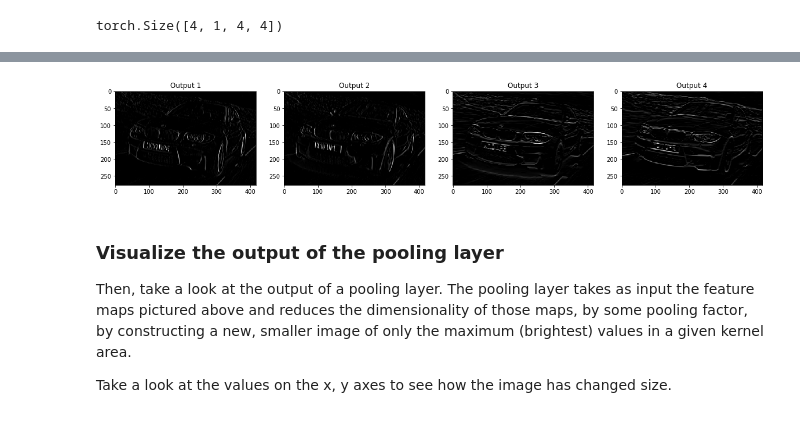
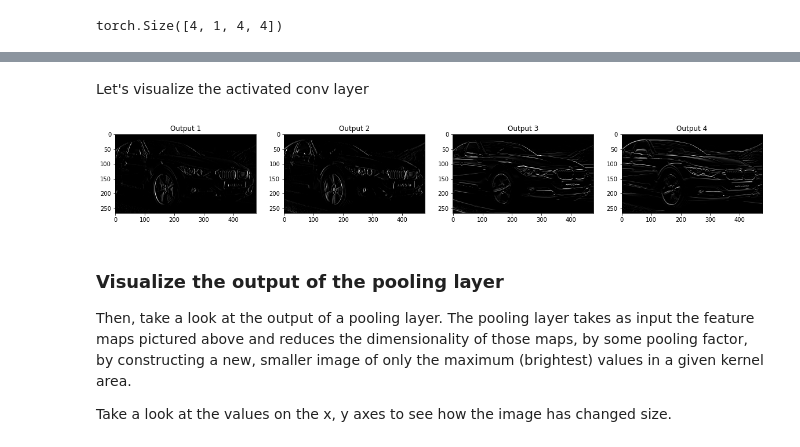
Before and after one commit to feras-oughali/Notebooks, a Jupyter notebook: Visualizing_a_Convolutional_and_Maxpooling_Layers.ipynb, the cells around one changed output, grey strips where cells are left out. Saved outputs shown, nothing was run; the diff lists cells and outputs as text; code cells hidden in the pictures.

```diff
--- a/Visualizing_a_Convolutional_and_Maxpooling_Layers.ipynb
+++ b/Visualizing_a_Convolutional_and_Maxpooling_Layers.ipynb
@@ -19,5 +20,5 @@ root_dir = "/content/gdrive/My\ Drive/"
 # %% [output]
 Mounted at /content/gdrive
 # %%
-path = "./gdrive/My Drive/cars/bmw/253.jpg"
+path = "./gdrive/My Drive/cars/bmw/333.jpg"
 # %%
@@ -122,3 +113,6 @@ class Net(nn.Module):
 
         # returns all layers
         return conv_x, activated_x, pooled_x
+# %%
+# convert the filters to a float tensor as expected by the model
+weight = torch.from_numpy(filters).unsqueeze(1).type(torch.FloatTensor)
@@ -212,17 +218,13 @@ def viz_layer(layer, n_filters= 4):
         # grab layer outputs
         ax.imshow(np.squeeze(layer[0,i].data.numpy()), cmap='gray') #access the data of the tensor and convert to numpy array
         ax.set_title('Output %s' % str(i+1))
+# %% [markdown]
+Let's visualize the activated conv layer
 # %%
-# convert the image into an input Tensor
-gray_img_tensor = torch.from_numpy(gray_img).unsqueeze(0).unsqueeze(1)
-
-# get all the layers
-conv_layer, activated_layer, pooled_layer = model(gray_img_tensor)
-
 # visualize the output of the activated conv layer
 viz_layer(activated_layer)
 # %% [output]
-[figure, old version]
+[figure, new version]
 # %% [markdown]
 ### Visualize the output of the pooling layer
 
```
Also changed, not shown: parts of 24 cells of this notebook.
